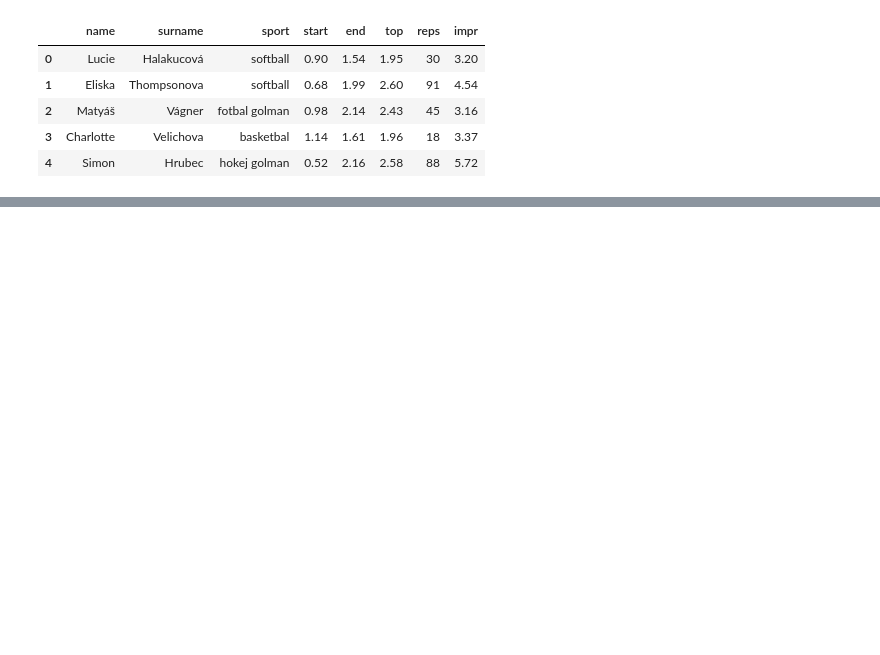
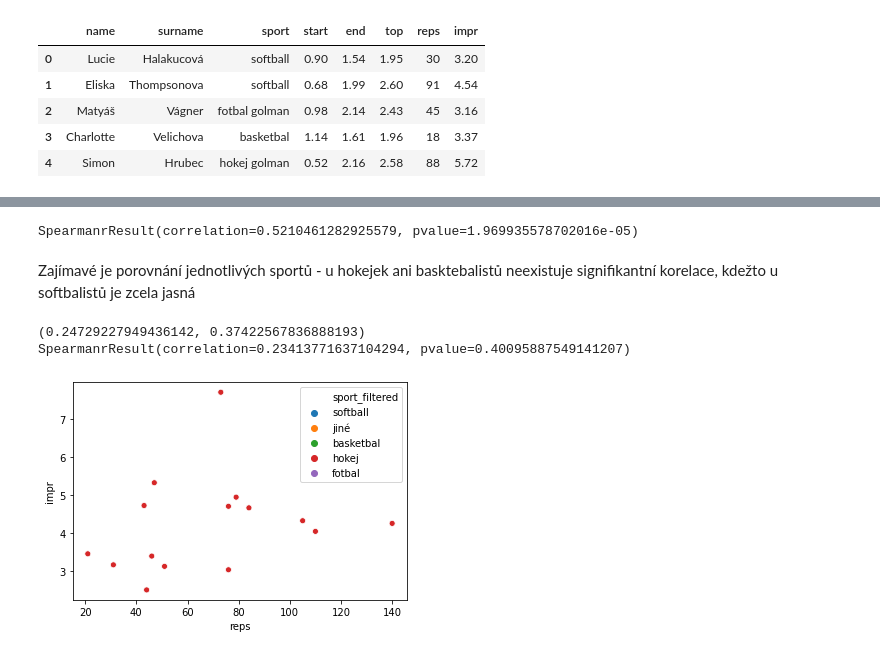
Before and after one commit to PavelHlubik/hoff2, a Jupyter notebook: main.ipynb, the cells around one changed output, grey strips where cells are left out. Saved outputs shown, nothing was run; the diff lists cells and outputs as text; code cells hidden in the pictures; blank space fills up the shorter version.

```diff
--- a/main.ipynb
+++ b/main.ipynb
@@ -52,0 +95,19 @@ scipy.stats.pearsonr(x=df['reps'], y=df['impr'])
+# %%
+scipy.stats.spearmanr(a=df['reps'], b=df['impr'])
+# %% [output]
+SpearmanrResult(correlation=0.5210461282925579, pvalue=1.969935578702016e-05)
+# %% [markdown]
+Zajímavé je porovnání jednotlivých sportů - u hokejek ani basktebalistů
+neexistuje signifikantní korelace, kdežto u softbalistů je zcela jasná
+# %%
+s = 'hokej'
+df_sport = df[df['sport'] == s]
+ax = sns.scatterplot(x=df_sport['reps'], y=df_sport['impr'], hue=df['sport_filtered'])
+ax.get_figure().savefig(f'zlepseni_x_reps_{s}.png')
+plt.show(ax)
+print(scipy.stats.pearsonr(x=df_sport['reps'], y=df_sport['impr']))
+print(scipy.stats.spearmanr(a=df_sport['reps'], b=df_sport['impr']))
+# %% [output]
+(0.24729227949436142, 0.37422567836888193)
+SpearmanrResult(correlation=0.23413771637104294, pvalue=0.40095887549141207)
+[figure, added]
```
Also changed, not shown: parts of 14 cells of this notebook.
